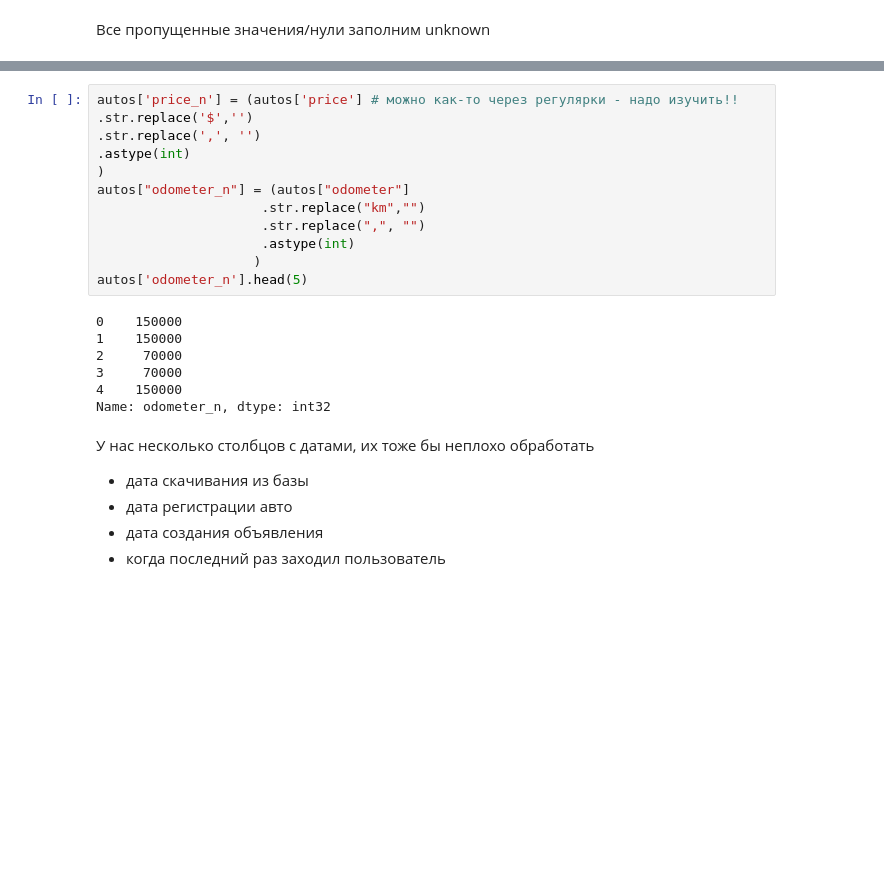
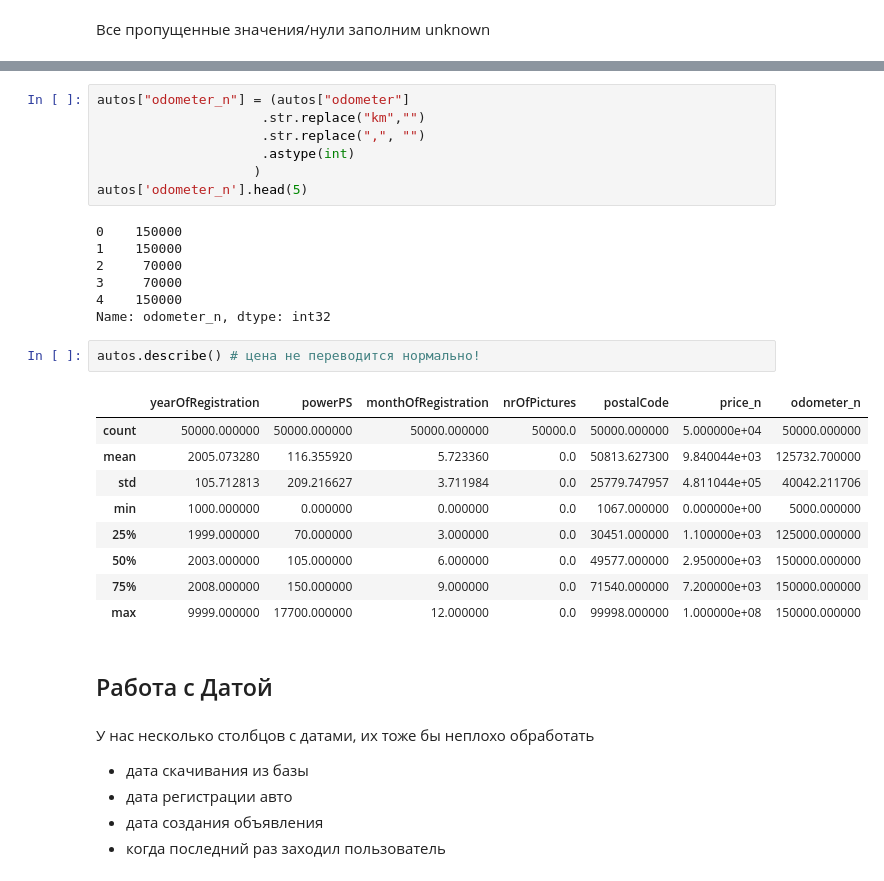
Before and after one commit to RuslanYusup/EDA_CAR, a Jupyter notebook: car_price.ipynb, the cells around one changed output, grey strips where cells are left out. Drawn from its saved outputs; the diff is of its cells as text; blank space fills up the shorter version.

```diff
--- a/car_price.ipynb
+++ b/car_price.ipynb
@@ -225,9 +237,4 @@ for col in change_list:
 # %%
-autos['price_n'] = (autos['price'] # можно как-то через регулярки - надо изучить!!
-.str.replace('$','')
-.str.replace(',', '')
-.astype(int)
-)
 autos["odometer_n"] = (autos["odometer"]
                      .str.replace("km","")
                      .str.replace(",", "")
@@ -241,6 +248,20 @@ autos['odometer_n'].head(5)
 3     70000
 4    150000
 Name: odometer_n, dtype: int32
+# %%
+autos.describe() # цена не переводится нормально!
+# %% [output]
+|  | yearOfRegistration | powerPS | monthOfRegistration | nrOfPictures | postalCode | price_n | odometer_n |
+| count | 50000.000000 | 50000.000000 | 50000.000000 | 50000.0 | 50000.000000 | 5.000000e+04 | 50000.000000 |
+| mean | 2005.073280 | 116.355920 | 5.723360 | 0.0 | 50813.627300 | 9.840044e+03 | 125732.700000 |
+| std | 105.712813 | 209.216627 | 3.711984 | 0.0 | 25779.747957 | 4.811044e+05 | 40042.211706 |
+| min | 1000.000000 | 0.000000 | 0.000000 | 0.0 | 1067.000000 | 0.000000e+00 | 5000.000000 |
+| 25% | 1999.000000 | 70.000000 | 3.000000 | 0.0 | 30451.000000 | 1.100000e+03 | 125000.000000 |
+| 50% | 2003.000000 | 105.000000 | 6.000000 | 0.0 | 49577.000000 | 2.950000e+03 | 150000.000000 |
+| 75% | 2008.000000 | 150.000000 | 9.000000 | 0.0 | 71540.000000 | 7.200000e+03 | 150000.000000 |
+| max | 9999.000000 | 17700.000000 | 12.000000 | 0.0 | 99998.000000 | 1.000000e+08 | 150000.000000 |
+# %% [markdown]
+## Работа с Датой
 # %% [markdown]
 У нас несколько столбцов с датами, их тоже бы неплохо обработать
 * дата скачивания из базы
```
Also changed, not shown: parts of 73 cells of this notebook.
